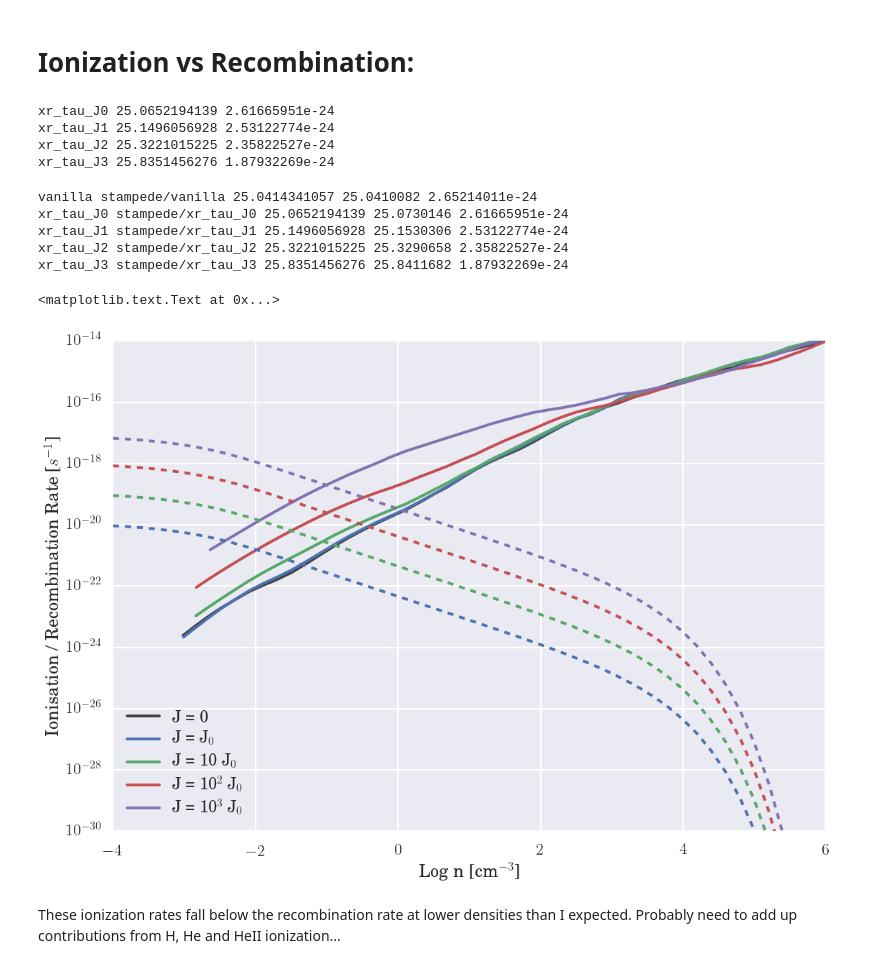
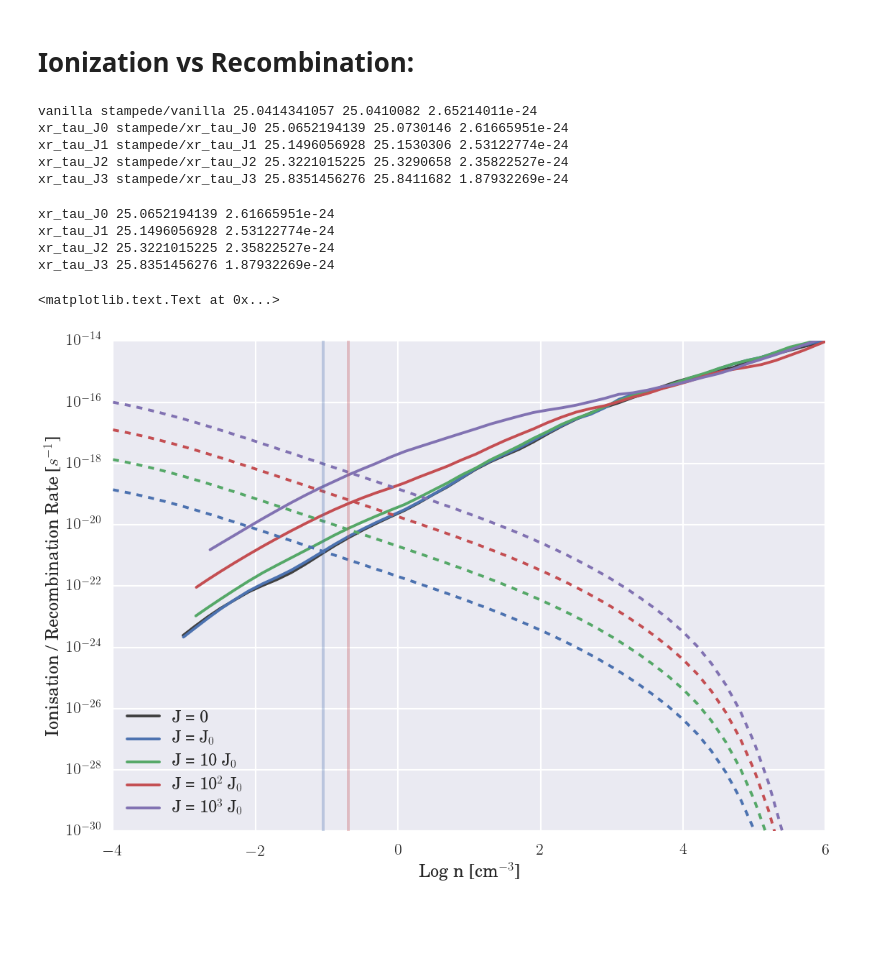
Before and after one commit to hummel/xray_notebooks, a Jupyter notebook: Phase Graphs.ipynb, the cells around one changed output. Drawn from its saved outputs; the diff is of its cells as text; code cells hidden in the pictures; blank space fills up the shorter version.

Commit message:
Updated ionization rate to include contributions from all species.

```diff
--- a/Phase Graphs.ipynb
+++ b/Phase Graphs.ipynb
@@ -167,15 +154,26 @@ def find_closest(A, target):
 # %%
 jxr = pd.read_csv('jxr.dat', delim_whitespace=True, names=['z', 'J0'])
 jxr.sort('z', inplace=True)
+# %%
+for sim in simlist:
+    snap = snaps[sim]
+    z, J0 = jxr.iloc[find_closest(jxr.z.values, snap.header.Redshift)]
+    print sim, snap.sim.name, snap.header.Redshift, z, J0
+# %% [output]
+vanilla stampede/vanilla 25.0414341057 25.0410082 2.65214011e-24
+xr_tau_J0 stampede/xr_tau_J0 25.0652194139 25.0730146 2.61665951e-24
+xr_tau_J1 stampede/xr_tau_J1 25.1496056928 25.1530306 2.53122774e-24
+xr_tau_J2 stampede/xr_tau_J2 25.3221015225 25.3290658 2.35822527e-24
+xr_tau_J3 stampede/xr_tau_J3 25.8351456276 25.8411682 1.87932269e-24
 # %%
 kh_rates = pd.read_csv('kh_rates.dat', delim_whitespace=True,
                        names=['logn', 'kH', 'kHe', 'kHeII', 'hH', 'hHe', 'hHeII'])
-kH = kh_rates[['logn', 'kH']]
+kion = kh_rates[['logn', 'kH', 'kHe', 'kHeII']]
 for sim in simlist[1:]:
     snap = snaps[sim]
     z, J0 = jxr.iloc[find_closest(jxr.z.values, snap.header.Redshift)]
     print sim, snap.header.Redshift, J0
-    kH[sim] = kH.kH*J0*bkg[sim]
+    kion[sim] = J0*bkg[sim] * (kion.kH + kion.kHe + kion.kHeII)
 # %% [output]
 xr_tau_J0 25.0652194139 2.61665951e-24
 xr_tau_J1 25.1496056928 2.53122774e-24
@@ -186,36 +184,26 @@ for sim in simlist:
     df = average[sim]
     df['n'] = bins[1:]
     df['k_rec'] = df.ndensity**2 * df.efrac**2 * 2.6e-13 * (df.temp/1e4)**-.75
-# %%
-for sim in simlist:
-    snap = snaps[sim]
-    z, J0 = jxr.iloc[find_closest(jxr.z.values, snap.header.Redshift)]
-    print sim, snap.sim.name, snap.header.Redshift, z, J0
-# %% [output]
-vanilla stampede/vanilla 25.0414341057 25.0410082 2.65214011e-24
-xr_tau_J0 stampede/xr_tau_J0 25.0652194139 25.0730146 2.61665951e-24
-xr_tau_J1 stampede/xr_tau_J1 25.1496056928 25.1530306 2.53122774e-24
-xr_tau_J2 stampede/xr_tau_J2 25.3221015225 25.3290658 2.35822527e-24
-xr_tau_J3 stampede/xr_tau_J3 25.8351456276 25.8411682 1.87932269e-24
 # %%
+pal = sns.color_palette(n_colors=4)
 with sns.color_palette(n_colors=4):
     f,ax = plt.subplots()
 df = average['vanilla']
 ax.semilogy(df.logn, df.k_rec, color='.25', label=simname['vanilla'])
 for sim in simlist[1:]:
     df = average[sim]
     ax.plot(df.logn, df.k_rec, label=simname[sim])
 for sim in simlist[1:]:
-    ax.plot(kH.logn, kH[sim], ls='--')
+    ax.plot(kion.logn, kion[sim], ls='--')
+ax.axvline(-1.05, color=pal[0], alpha=.3)
+ax.axvline(-.7, color=pal[2], alpha=.3)
 
 ax.legend(loc=0)
 ax.set_xlim(-4, 6)
 ax.set_ylim(1e-30, 1e-14)
 ax.set_xlabel('Log n [cm$^{-3}$]')
 ax.set_ylabel('Ionisation / Recombination Rate [$s^{-1}$]')
 #f.savefig('figures/phase_diagrams/stacy_temp.png', bbox_inches='tight')
 # %% [output]
 <matplotlib.text.Text at 0x...>
-[figure, old version]
+[figure, new version]
-# %% [markdown]
-These ionization rates fall below the recombination rate at lower densities than I expected.  Probably need to add up contributions from H, He and HeII ionization...
```
Also changed, not shown: parts of 1 cell of this notebook.
